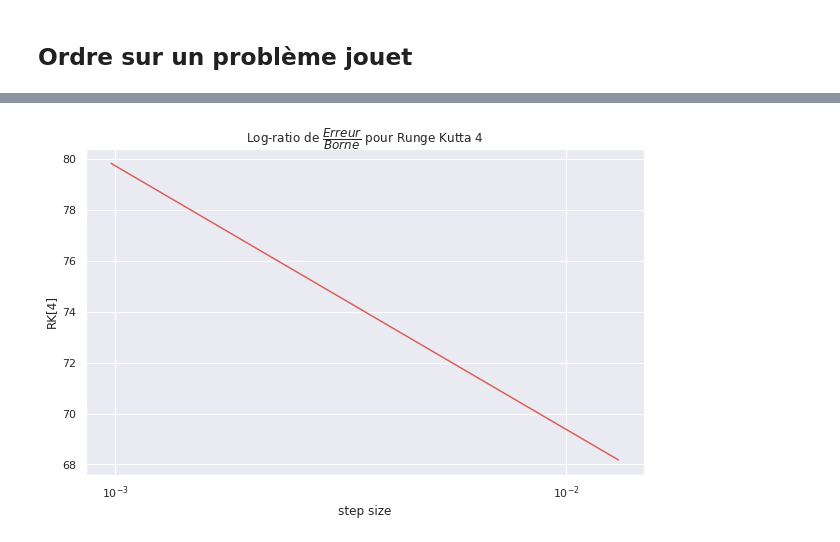
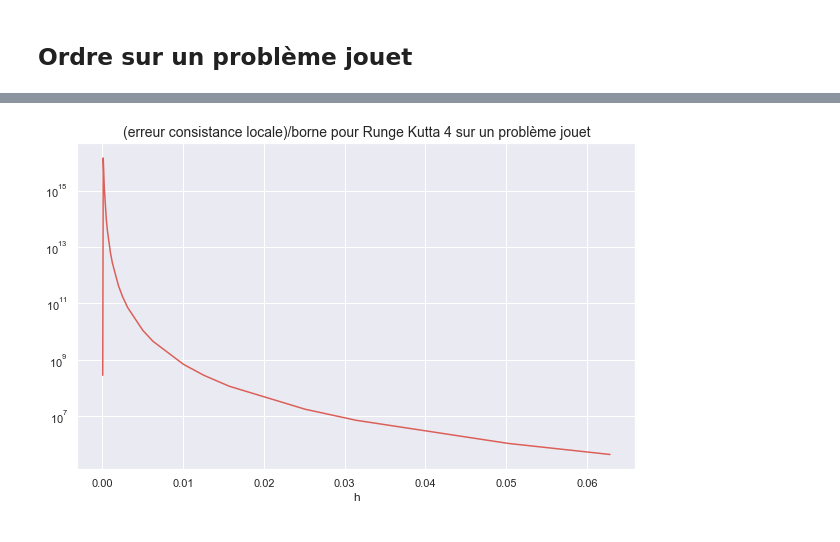
Before and after one commit to littlebuzzybee/MACS205a-Projet, a Jupyter notebook: carbone.ipynb, the cells around one changed output, grey strips where cells are left out. Drawn from its saved outputs; the diff is of its cells as text; code cells hidden in the pictures.

```diff
--- a/carbone.ipynb
+++ b/carbone.ipynb
@@ -712,3 +712,3 @@ y1 = -3
 # %%
-def df(y,t):
-    return ####
+def df(y, t):
+    return np.array([y/2 + 2*np.sin(3*t)])
@@ -747,37 +715,29 @@ def rungeKutta4(f, y0, t):
 # %%
 y_approx = []
 
-nums = [3750,4000,5000,6000,6250,7500,9375,10000,12000,12500,15000,18750,20000,50000]
+nums = [100, 125, 200, 250, 400, 500, 625, 1000, 1250, 2000, 2500, 3125, 5000, 6250, 10000, 12500, 25000, 50000, 100000]
 
+tmin, tmax = -2*np.pi, 0
 for num in nums:
-    times = np.linspace(1,50,num=num)
-    y_approx.append(rungeKutta4(df,y1, times))
+    times = np.linspace(tmin, tmax, num=num)
+    y_approx.append(rungeKutta4(df, y0, times))
 
-y = -np.exp(2-2*times)-2
+y = -4 * (-6*np.exp(np.pi + times/2) + np.sin(3*times) + 6*np.cos(3*times)) / 37
 # %%
-def errors(y_approx,y):
-    errors = []
-    T = int(y.size / len(y_approx))
-    temp = y[::T]
-    temp = temp[:len(y_approx)]
-    error = np.linalg.norm(y_approx - temp)
-    errors.append(error)
-    return errors
+def errors(y_approx, y_true):
+    step = y_true.size // y_approx.size
+    return y_true[::step] - y_approx.reshape(-1)
 # %%
-fig = plt.figure(figsize=(10,6))
-plt.title(r"Log-ratio de $\dfrac{Erreur}{Borne}$ pour Runge Kutta 4")
+fig = plt.figure(figsize=(10, 6))
+plt.title("(erreur consistance locale)/borne pour Runge Kutta 4 sur un problème jouet", fontsize=14)
 err = []
 h = []
-for i in range(len(y_approx)):
-    err.append(errors(y_approx[i],y))
-    h.append((50-1)/len(y_approx[i]))
-err = np.hstack(np.array(err))
-bound = np.array(h)**4
-eps = 1e-10  #just to prevent log applied on zero
-plt.plot(h, np.log(np.divide(err,bound) + eps ))
-plt.xlabel("step size")
-plt.ylabel("RK[4]")
-plt.xscale("log")
+for i, y_app in enumerate(y_approx):
+    err.append(np.max(np.abs(errors(y_app, y))))
+    h.append((tmax-tmin) / len(y_app))
+plt.plot(h, err/np.array(h)**5)
+plt.xlabel("h")
+plt.yscale("log")
 plt.show()
 # %% [output]
-[figure, old version]
+[figure, new version]
```
Also changed, not shown: parts of 16 cells of this notebook.
